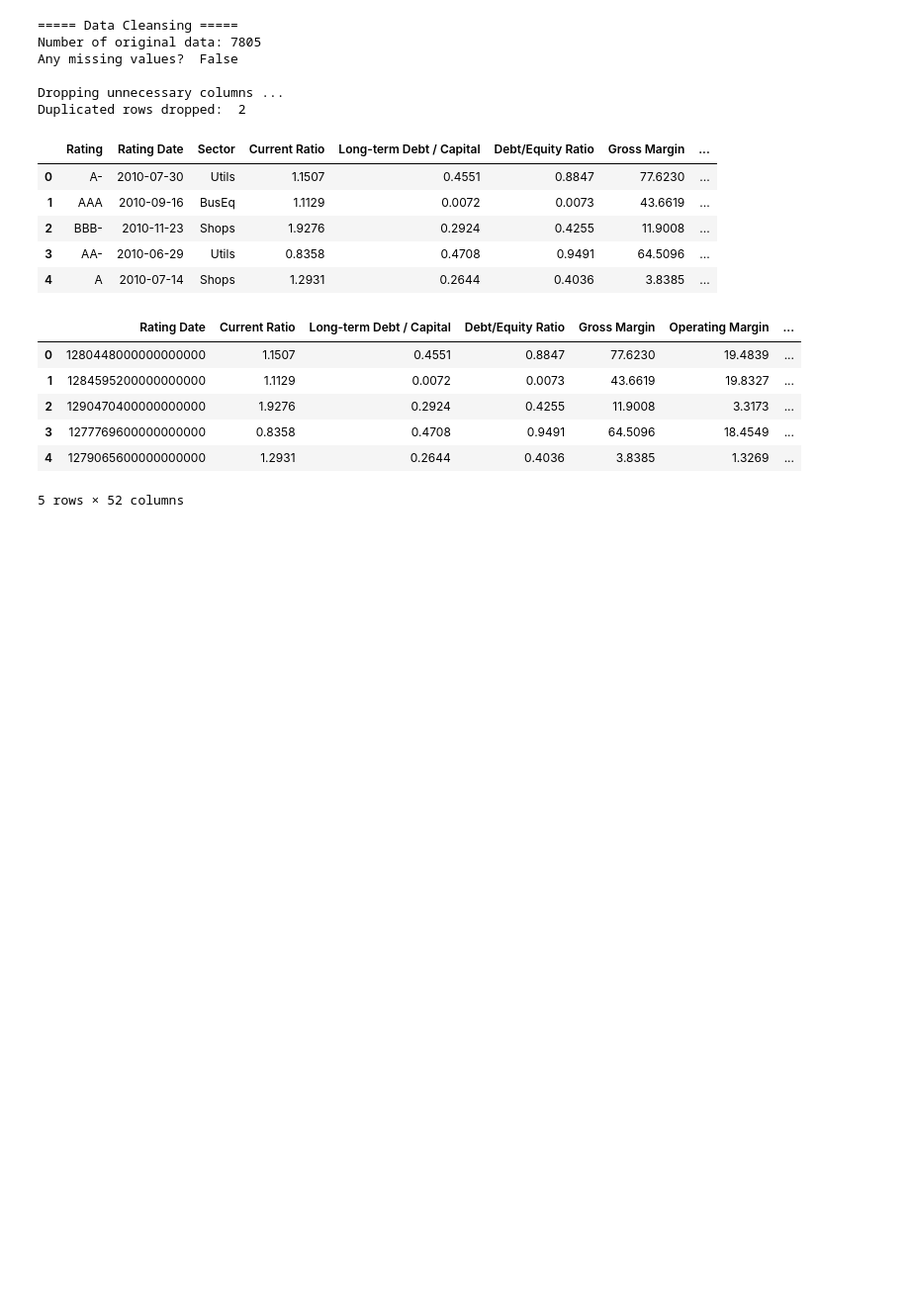
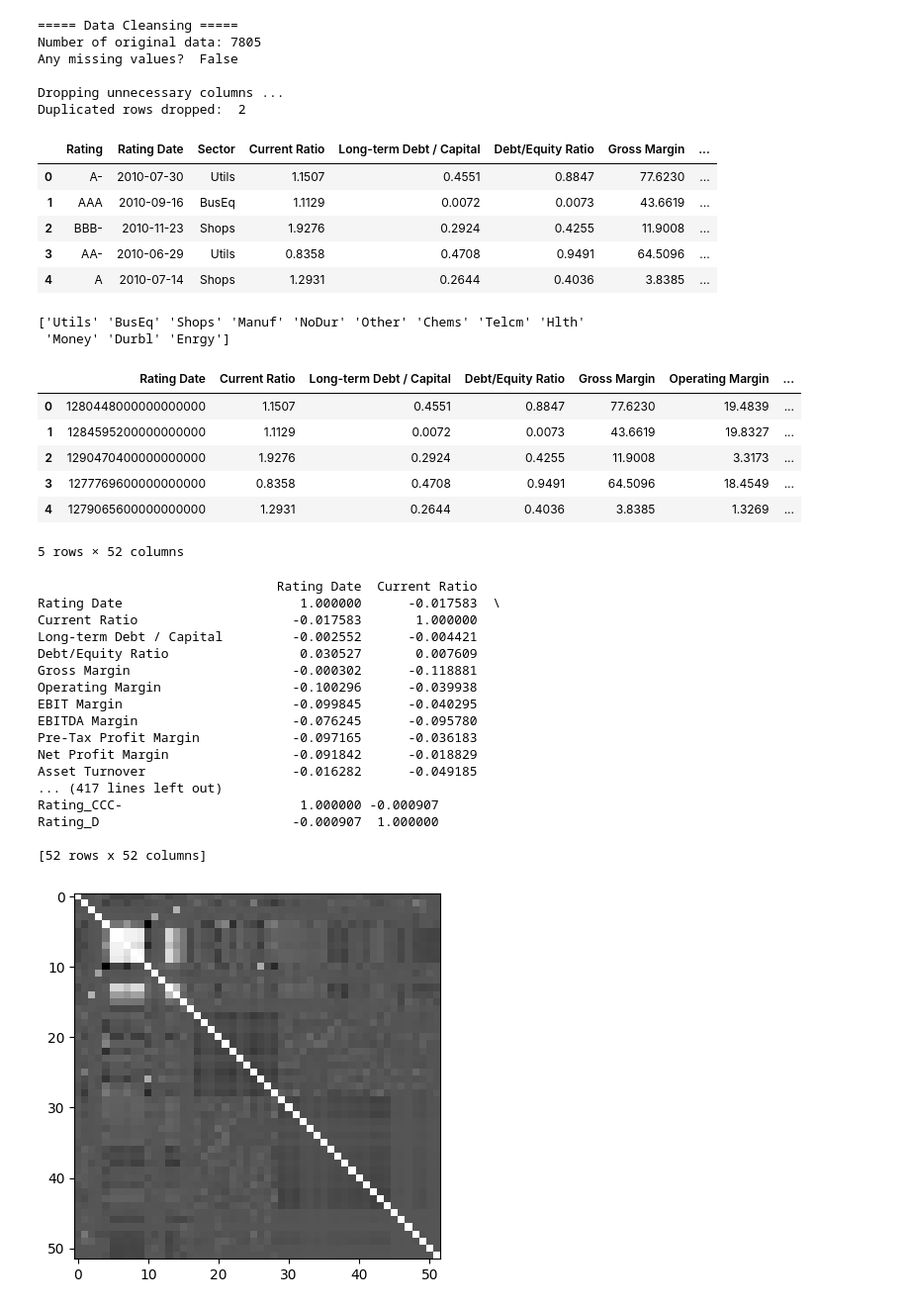
Before and after one commit to LilAiluropoda/corporate-credit-rating, a Jupyter notebook: model/basic_xgboost_v0.ipynb, the cells around one changed output. Shown at 99% size. Saved outputs shown, nothing was run; the diff lists cells and outputs as text; code cells hidden in the pictures; blank space fills up the shorter version.

```diff
--- a/model/basic_xgboost_v0.ipynb
+++ b/model/basic_xgboost_v0.ipynb
@@ -41,9 +46,14 @@ Duplicated rows dropped:  2
 | 3 | AA- | 2010-06-29 | Utils | 0.8358 | 0.4708 | 0.9491 | 64.5096 | ... |
 | 4 | A | 2010-07-14 | Shops | 1.2931 | 0.2644 | 0.4036 | 3.8385 | ... |
 # %%
+#Format convertion
+sector_classes = df["Sector"].unique()
+rating_classes = df["Rating"].unique()
+print(sector_classes)
+
 #Turn categorical column into one-hot vectors
-df = pd.get_dummies(df, columns=["Sector"], dtype=float)
-df = pd.get_dummies(df, columns=["Rating"], dtype=float)
+df = pd.get_dummies(df, columns=["Sector"], dtype=float) #Use df.iloc[:,17:29] to extract dummy columns for Sector
+df = pd.get_dummies(df, columns=["Rating"], dtype=float) #Use df.iloc[:,29:52] to extract dummy columns for Rating
 
 #Transform strings in Rating Date Column into datetime format
 df["Rating Date"] = pd.to_datetime(df["Rating Date"], format="%Y-%m-%d")
@@ -51,12 +61,39 @@ df["Rating Date"] = pd.to_datetime(df["Rating Date"], format="%Y-%m-%d")
 #Transform datetime in Rating Date Column into timestamp
 df["Rating Date"] = df["Rating Date"].values.astype(np.int64)
 
+#Print first 5 rows after transforming the dataset
 df.head(5)
 # %% [output]
+['Utils' 'BusEq' 'Shops' 'Manuf' 'NoDur' 'Other' 'Chems' 'Telcm' 'Hlth'
+ 'Money' 'Durbl' 'Enrgy']
 |  | Rating Date | Current Ratio | Long-term Debt / Capital | Debt/Equity Ratio | Gross Margin | Operating Margin | ... |
 | 0 | 1280448000000000000 | 1.1507 | 0.4551 | 0.8847 | 77.6230 | 19.4839 | ... |
 | 1 | 1284595200000000000 | 1.1129 | 0.0072 | 0.0073 | 43.6619 | 19.8327 | ... |
 | 2 | 1290470400000000000 | 1.9276 | 0.2924 | 0.4255 | 11.9008 | 3.3173 | ... |
 | 3 | 1277769600000000000 | 0.8358 | 0.4708 | 0.9491 | 64.5096 | 18.4549 | ... |
 | 4 | 1279065600000000000 | 1.2931 | 0.2644 | 0.4036 | 3.8385 | 1.3269 | ... |
-5 rows × 52 columns
+5 rows × 52 columns
+# %%
+#Data Visualization
+correlation_matrix = df.corr()
+plt.imshow(correlation_matrix, cmap='gray')
+print(correlation_matrix)
+# %% [output]
+                               Rating Date  Current Ratio
+Rating Date                       1.000000      -0.017583  \
+Current Ratio                    -0.017583       1.000000
+Long-term Debt / Capital         -0.002552      -0.004421
+Debt/Equity Ratio                 0.030527       0.007609
+Gross Margin                     -0.000302      -0.118881
+Operating Margin                 -0.100296      -0.039938
+EBIT Margin                      -0.099845      -0.040295
+EBITDA Margin                    -0.076245      -0.095780
+Pre-Tax Profit Margin            -0.097165      -0.036183
+Net Profit Margin                -0.091842      -0.018829
+Asset Turnover                   -0.016282      -0.049185
+... (417 lines left out)
+Rating_CCC-                       1.000000 -0.000907
+Rating_D                         -0.000907  1.000000
+
+[52 rows x 52 columns]
+[figure, added]
```
Also changed, not shown: parts of 2 cells of this notebook.
